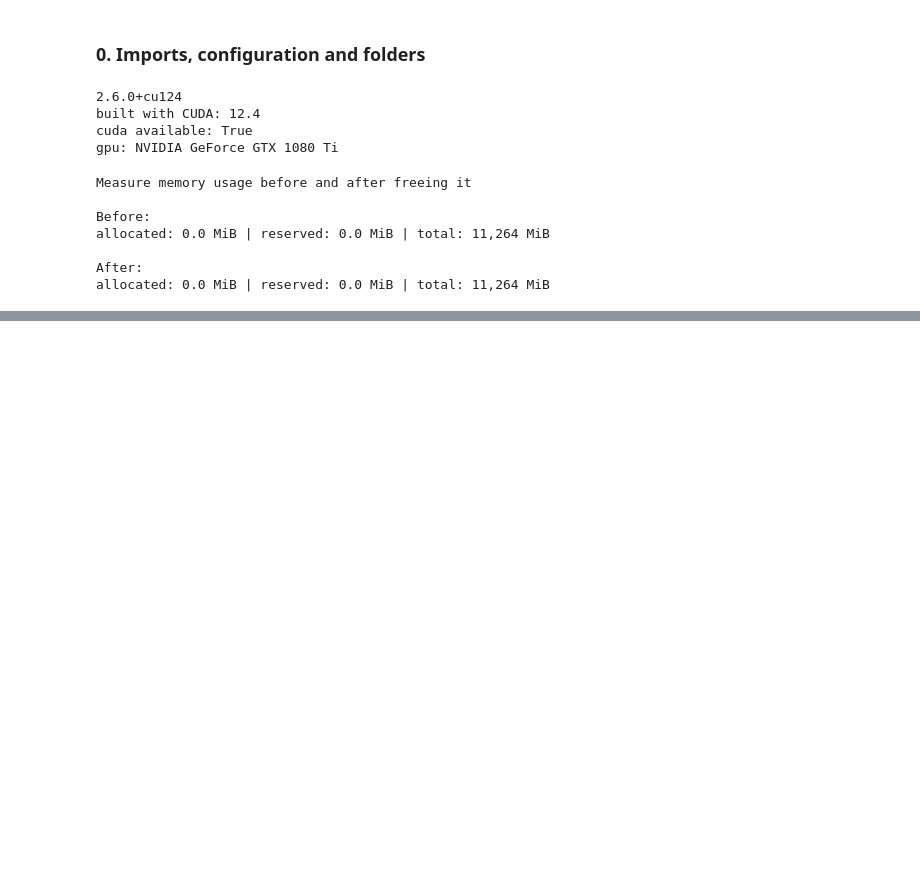
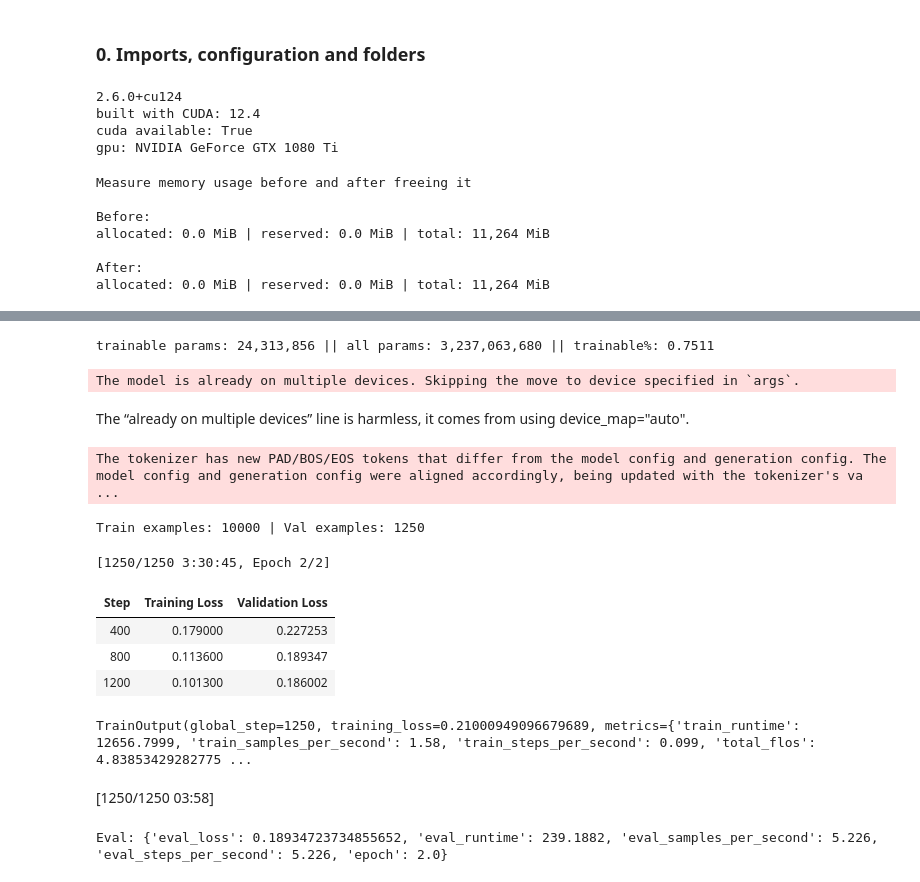
Before and after one commit to FederCO23/Potential_Talents_-_Yc1Y0PqXJsbGtBoy, a Jupyter notebook: Potential_Talents_part5t.ipynb, the cells around one changed output, grey strips where cells are left out. Cells and saved outputs as stored; diff of their text form; code cells hidden in the pictures; blank space fills up the shorter version.

Commit message:
Save the LoRA params after Instruct FT of LLaMA

```diff
--- a/Potential_Talents_part5t.ipynb
+++ b/Potential_Talents_part5t.ipynb
@@ -170,30 +146,0 @@ print("Saved LoRA adapter + tokenizer.")
-# %%
-# core
-import os, json, gc
-import numpy as np
-import pandas as pd
-import re, unicodedata
-import torch
-import random
-import tools_llm_ift
-import torch
-
-# display config
-pd.set_option("display.max_colwidth", 200)
-pd.set_option("display.width", 120)
-pd.set_option("display.max_columns", 50)
-# %%
-# core
-import os, json, gc
-import numpy as np
-import pandas as pd
-import re, unicodedata
-import torch
-import random
-import tools_llm_ift
-import torch
-
-# display config
-pd.set_option("display.max_colwidth", 200)
-pd.set_option("display.width", 120)
-pd.set_option("display.max_columns", 50)
@@ -411,0 +147,13 @@ Index(['id', 'title', 'location', 'screening_score', 'title_norm', 'title_len',
+# %%
+lora_cfg = LoraConfig(
+    r=16,
+    lora_alpha=32,
+    lora_dropout=0.05,
+    bias="none",
+    target_modules=["q_proj","k_proj","v_proj","o_proj","gate_proj","up_proj","down_proj"],
+    task_type="CAUSAL_LM",
+)
+model = get_peft_model(base, lora_cfg)
+model.print_trainable_parameters()
+# %% [output]
+trainable params: 24,313,856 || all params: 3,237,063,680 || trainable%: 0.7511
@@ -411,0 +210,34 @@ Index(['id', 'title', 'location', 'screening_score', 'title_norm', 'title_len',
+# %%
+# Trainer
+trainer = Trainer(
+    model=model,
+    args=args,
+    train_dataset=dset["train"],
+    eval_dataset=dset["val"],
+    data_collator=collator,
+    processing_class=tok,
+)
+# %% [output]
+The model is already on multiple devices. Skipping the move to device specified in `args`.
+# %% [markdown]
+The “already on multiple devices” line is harmless, it comes from using device_map="auto".
+# %%
+print("Train examples:", len(dset["train"]), "| Val examples:", len(dset["val"]))
+train_out = trainer.train()
+print(train_out)
+# %% [output]
+The tokenizer has new PAD/BOS/EOS tokens that differ from the model config and generation config. The model config and generation config were aligned accordingly, being updated with the tokenizer's va ...
+Train examples: 10000 | Val examples: 1250
+[1250/1250 3:30:45, Epoch 2/2]
+| Step | Training Loss | Validation Loss |
+| 400 | 0.179000 | 0.227253 |
+| 800 | 0.113600 | 0.189347 |
+| 1200 | 0.101300 | 0.186002 |
+TrainOutput(global_step=1250, training_loss=0.21000949096679689, metrics={'train_runtime': 12656.7999, 'train_samples_per_second': 1.58, 'train_steps_per_second': 0.099, 'total_flos': 4.83853429282775 ...
+# %%
+# Eval
+eval_metrics = trainer.evaluate()
+print("Eval:", eval_metrics)
+# %% [output]
+[1250/1250 03:58]
+Eval: {'eval_loss': 0.18934723734855652, 'eval_runtime': 239.1882, 'eval_samples_per_second': 5.226, 'eval_steps_per_second': 5.226, 'epoch': 2.0}
```
Also changed, not shown: parts of 98 cells of this notebook.
